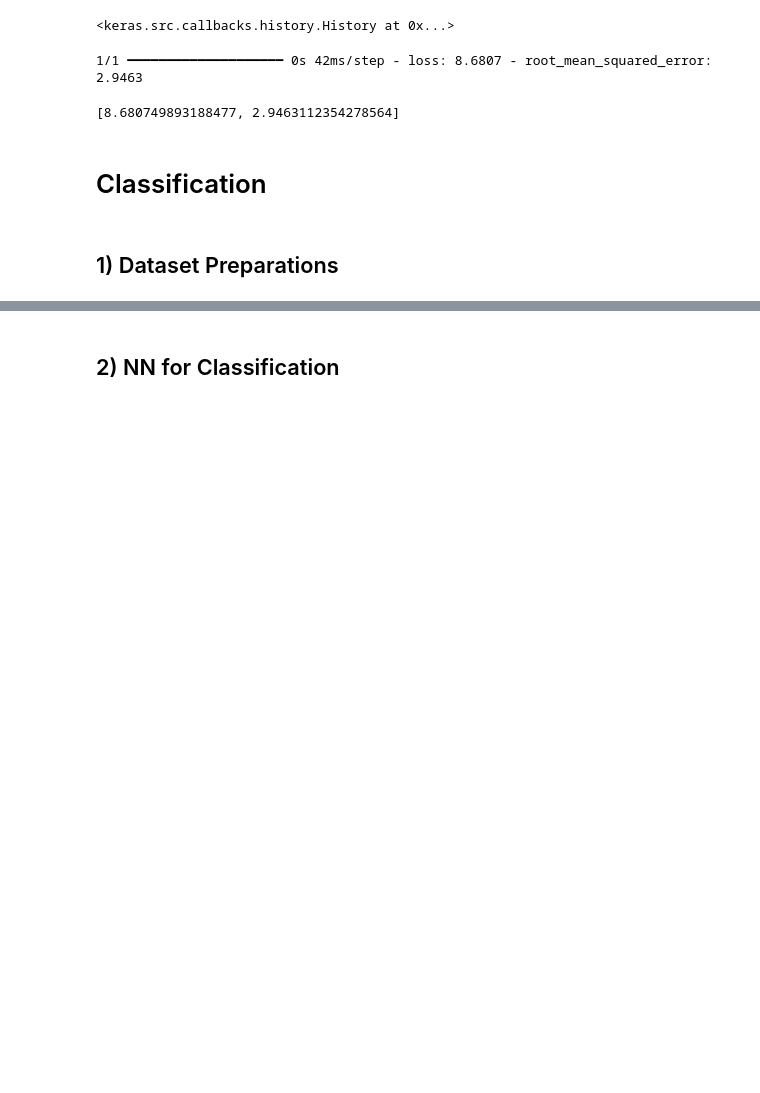
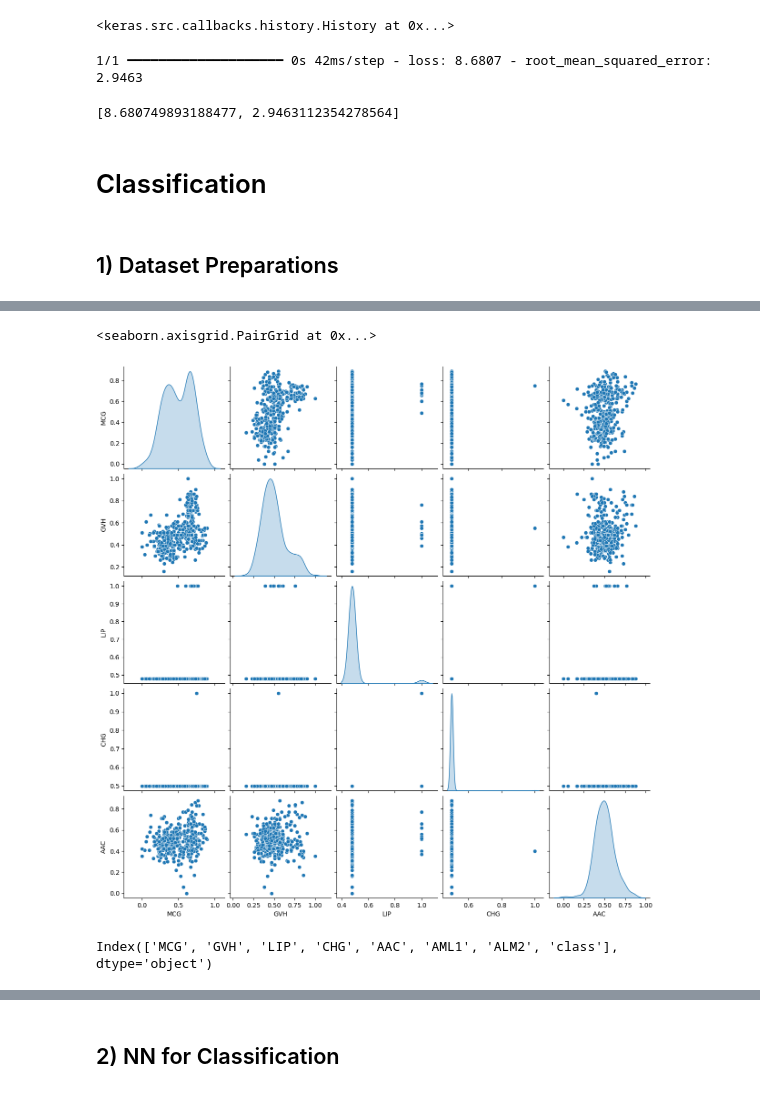
Before and after one commit to erickm13/Tareas-Laboratorios-SP1, a Jupyter notebook: Laboratorios/SP1_Laboratory_01.ipynb, the cells around one changed output, grey strips where cells are left out. Saved outputs shown, nothing was run; the diff lists cells and outputs as text; code cells hidden in the pictures; blank space fills up the shorter version.

```diff
--- a/Laboratorios/SP1_Laboratory_01.ipynb
+++ b/Laboratorios/SP1_Laboratory_01.ipynb
@@ -233,6 +254,10 @@ column_names = ['name','MCG','GVH','LIP', 'CHG', 'AAC', 'AML1', 'ALM2', 'class']
 
 # /* YOUR CODE HERE */
 # Hint: Make sure to check out the files first! And pay attention how data is separated
+raw_dataset = pd.read_csv("ecoli.data", names=column_names,
+                      na_values = "?", comment='\t',
+                      sep=" ", skipinitialspace=True)
+
 
 # Brief Statistical Summary of the dataset
 raw_dataset.describe()
@@ -261,24 +324,31 @@ new_dataset.head()
 # %%
 # Lets visualize the data
-
+sns.pairplot(new_dataset[['MCG','GVH','LIP', 'CHG', 'AAC']], diag_kind="kde")
 # /* YOUR CODE HERE*/
 # Hint: Choose 5 NUMERICAL variables
+# %% [output]
+<seaborn.axisgrid.PairGrid at 0x...>
+[figure, added]
 # %%
 # Splitting dataset into training and testing
+new_dataset.pop('name')
 train, test = train_test_split(new_dataset, test_size=0.2)
 
 # Sepparating both sets into dependent and independent variables
-
+independent_variables = list(new_dataset.columns)
+independent_variables.remove('class')
+dependent_variables = ["class"]
 # /* REPLACE 'None' WITH CODE YOUR CODE */
 # Hint: Make sure you select only numerical variables.
 # Feel free to choose the number you want and the dependent variables is MPG
-independent_variables = None
-dependent_variables = None
 
 train_set = train[independent_variables]
 train_target = train[dependent_variables]
 
 test_set = test[independent_variables]
 test_target = test[dependent_variables]
+new_dataset.columns
+# %% [output]
+Index(['MCG', 'GVH', 'LIP', 'CHG', 'AAC', 'AML1', 'ALM2', 'class'], dtype='object')
 # %%
 train_target, test_target
```
Also changed, not shown: parts of 13 cells of this notebook.
